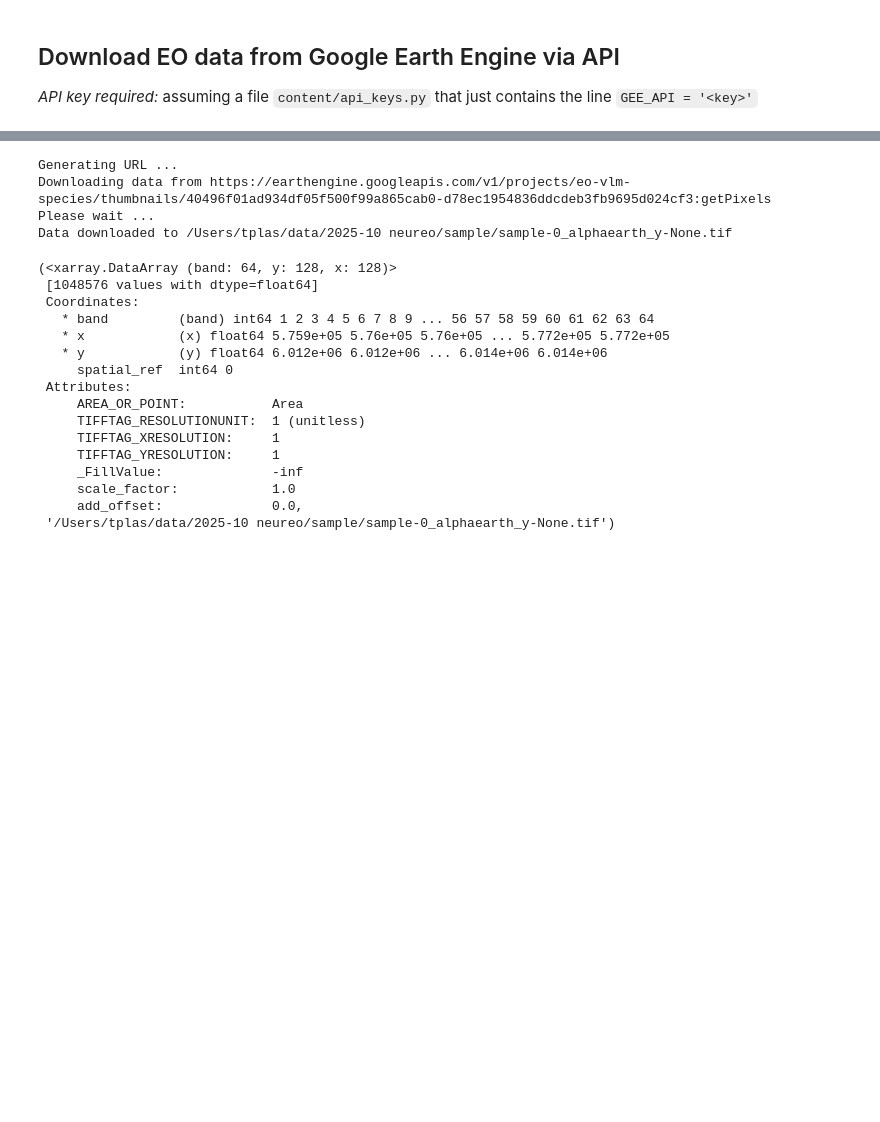
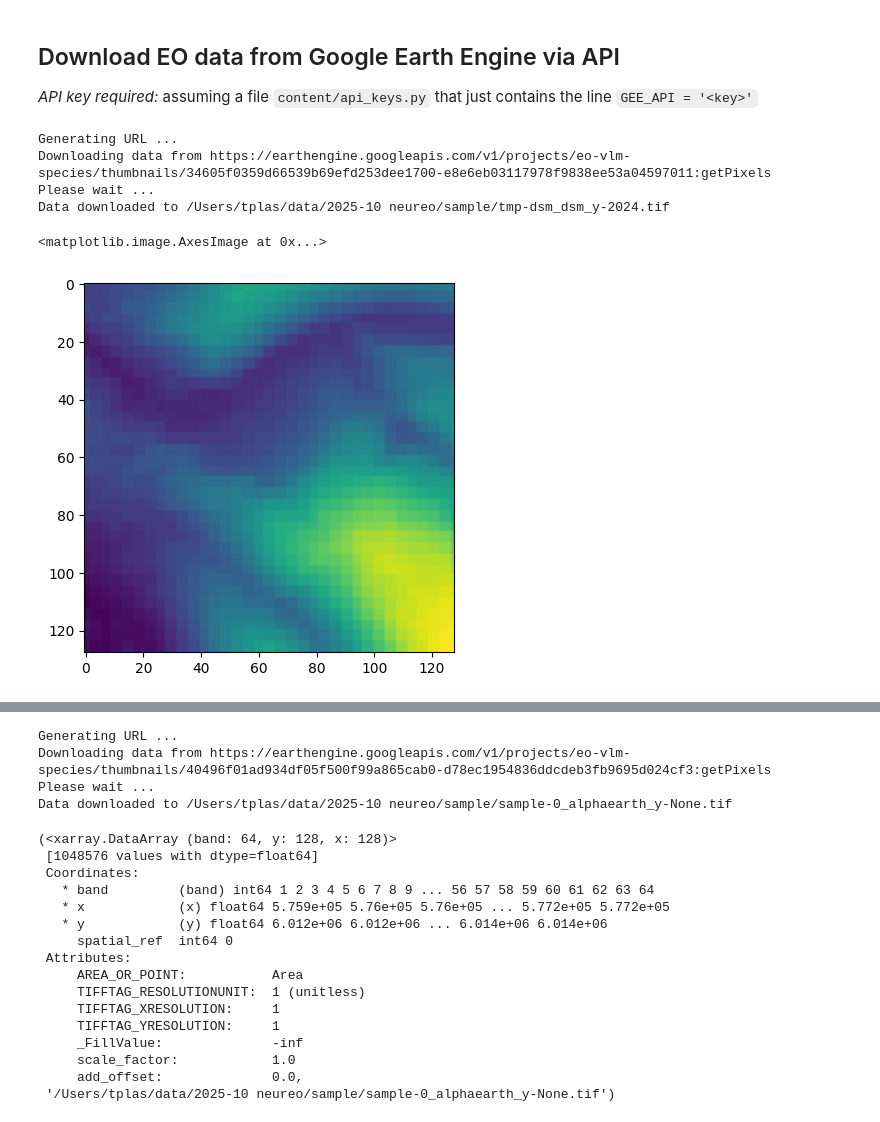
Before and after one commit to vdplasthijs/NeurEO, a Jupyter notebook: notebooks/Explore and create data set.ipynb, the cells around one changed output, grey strips where cells are left out. Drawn from its saved outputs; the diff is of its cells as text; code cells hidden in the pictures; blank space fills up the shorter version.

```diff
--- a/notebooks/Explore and create data set.ipynb
+++ b/notebooks/Explore and create data set.ipynb
@@ -30,9 +27,20 @@ ee.Authenticate()
 ee.Initialize(project=api_keys.GEE_API)
 geemap.ee_initialize()
 # %%
-# tmp = du.get_gee_image_from_point(tmp_coords_list[0], image_collection='dynamicworld')
-# # tmp = du.download_gee_image(tmp_coords_list[0], name='tmp-dynamicworld', image_collection='dynamicworld', resize_image=True)
+# tmp = du.get_gee_image_from_point(coords_keep[0], image_collection='dsm',
+                                #   threshold_size=1)
+tmp = du.download_gee_image(coords_keep[0], name='tmp-dsm', image_collection='dsm', resize_image=True)
 # tmp.getInfo()
+# %% [output]
+Generating URL ...
+Downloading data from https://earthengine.googleapis.com/v1/projects/eo-vlm-species/thumbnails/34605f0359d66539b69efd253dee1700-e8e6eb03117978f9838ee53a04597011:getPixels
+Please wait ...
+Data downloaded to /Users/tplas/data/2025-10 neureo/sample/tmp-dsm_dsm_y-2024.tif
+# %%
+plt.imshow(np.squeeze(tmp[0].values))
+# %% [output]
+<matplotlib.image.AxesImage at 0x...>
+[figure, added]
 # %%
 tmp_coords_list = [(-5.829883, 54.248818),
                 (-4.247973, 51.627768),
```
Also changed, not shown: parts of 12 cells of this notebook, 14 other files.
